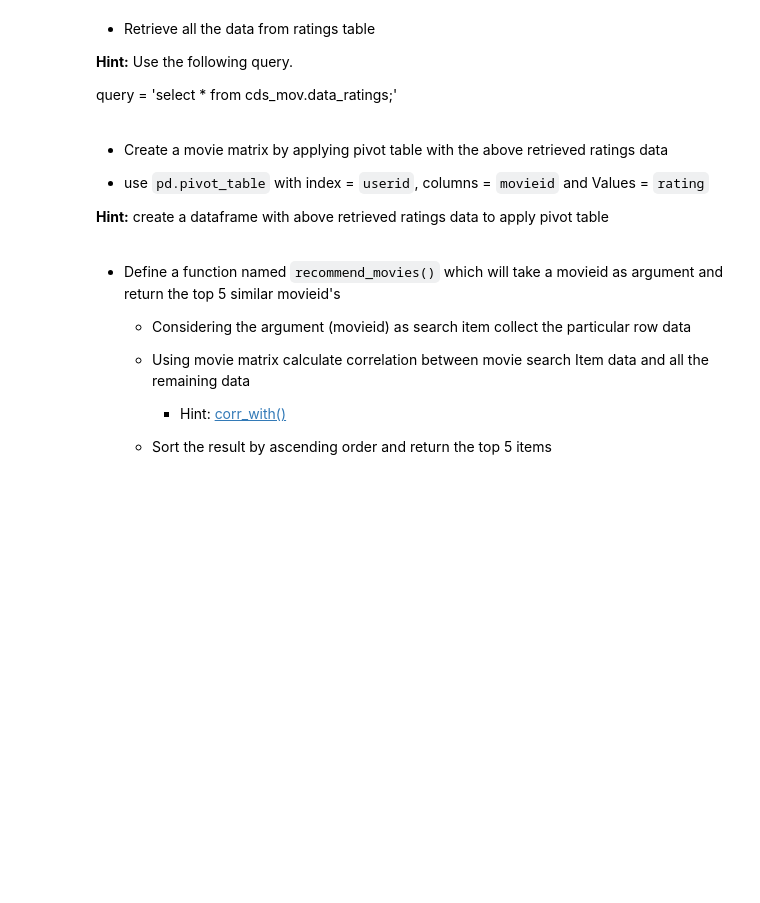
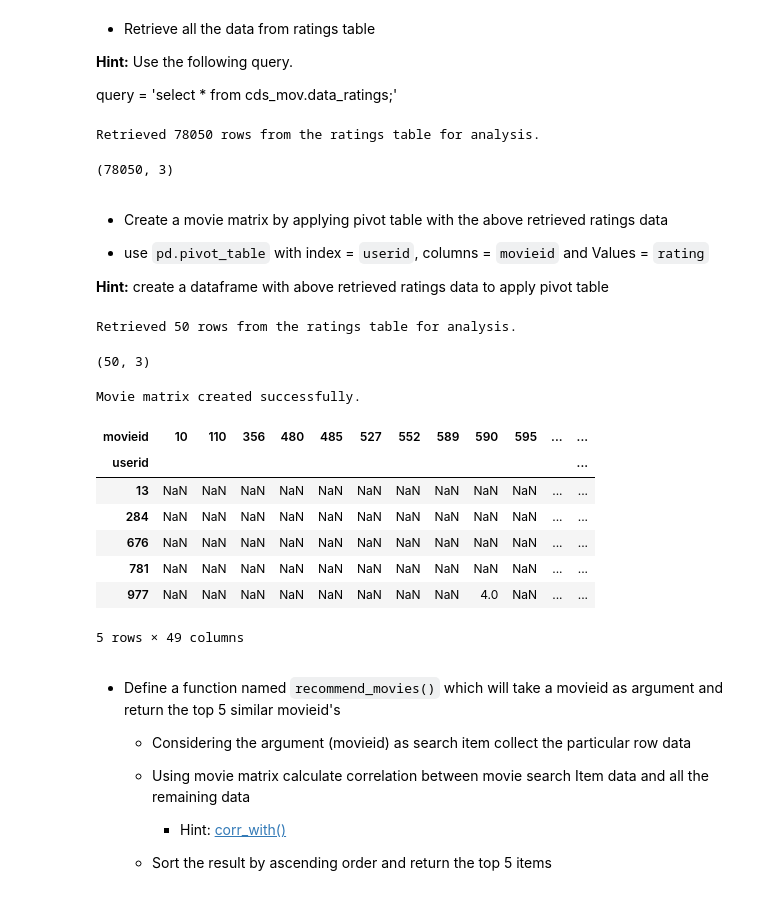
Before and after one commit to rajiv-ranjan/cds-mini-projects, a Jupyter notebook: m7/mp-1/M7_NB_MiniProject_1_Movielens_Cassandra.ipynb, the cells around one changed output. Cells and saved outputs as stored; diff of their text form; code cells hidden in the pictures; blank space fills up the shorter version.

```diff
--- a/m7/mp-1/M7_NB_MiniProject_1_Movielens_Cassandra.ipynb
+++ b/m7/mp-1/M7_NB_MiniProject_1_Movielens_Cassandra.ipynb
@@ -346,14 +928,49 @@ Analyzing the correlation between the movies records, implement a function to re
 query = 'select * from cds_mov.data_ratings;'
 # %%
 # YOUR CODE HERE
+query = "SELECT * FROM data_ratings;"
+rows = session.execute(query)
+ratings_df = pd.DataFrame(list(rows))
+print(f"\nRetrieved {len(ratings_df)} rows from the ratings table for analysis.")
+ratings_df.shape
+# %% [output]
+Retrieved 78050 rows from the ratings table for analysis.
+(78050, 3)
 # %% [markdown]
 * Create a movie matrix by applying pivot table with the above retrieved ratings data
 
 * use `pd.pivot_table` with index = `userid`, columns = `movieid` and Values = `rating`
 
  **Hint:** create a dataframe with above retrieved ratings data to apply pivot table
+# %%
+ratings_df_smaller = ratings_df.head(50)
+print(
+    f"\nRetrieved {len(ratings_df_smaller)} rows from the ratings table for analysis."
+)
+ratings_df_smaller.shape
+# %% [output]
+Retrieved 50 rows from the ratings table for analysis.
+(50, 3)
 # %%
 # YOUR CODE HERE
+# * Create a movie matrix by applying pivot table
+movie_matrix = ratings_df_smaller.pivot_table(
+    index="userid", columns="movieid", values="rating"
+)
+print("Movie matrix created successfully.")
+# %% [output]
+Movie matrix created successfully.
+# %%
+movie_matrix.head()
+# %% [output]
+| movieid | 10 | 110 | 356 | 480 | 485 | 527 | 552 | 589 | 590 | 595 | ... | ... |
+| userid |  |  |  |  |  |  |  |  |  |  |  | ... |
+| 13 | NaN | NaN | NaN | NaN | NaN | NaN | NaN | NaN | NaN | NaN | ... | ... |
+| 284 | NaN | NaN | NaN | NaN | NaN | NaN | NaN | NaN | NaN | NaN | ... | ... |
+| 676 | NaN | NaN | NaN | NaN | NaN | NaN | NaN | NaN | NaN | NaN | ... | ... |
+| 781 | NaN | NaN | NaN | NaN | NaN | NaN | NaN | NaN | NaN | NaN | ... | ... |
+| 977 | NaN | NaN | NaN | NaN | NaN | NaN | NaN | NaN | 4.0 | NaN | ... | ... |
+5 rows × 49 columns
 # %% [markdown]
 * Define a function named `recommend_movies()` which will take a movieid as argument and return the top 5 similar movieid's
 
```
Also changed, not shown: parts of 59 cells of this notebook, 32 other files.
